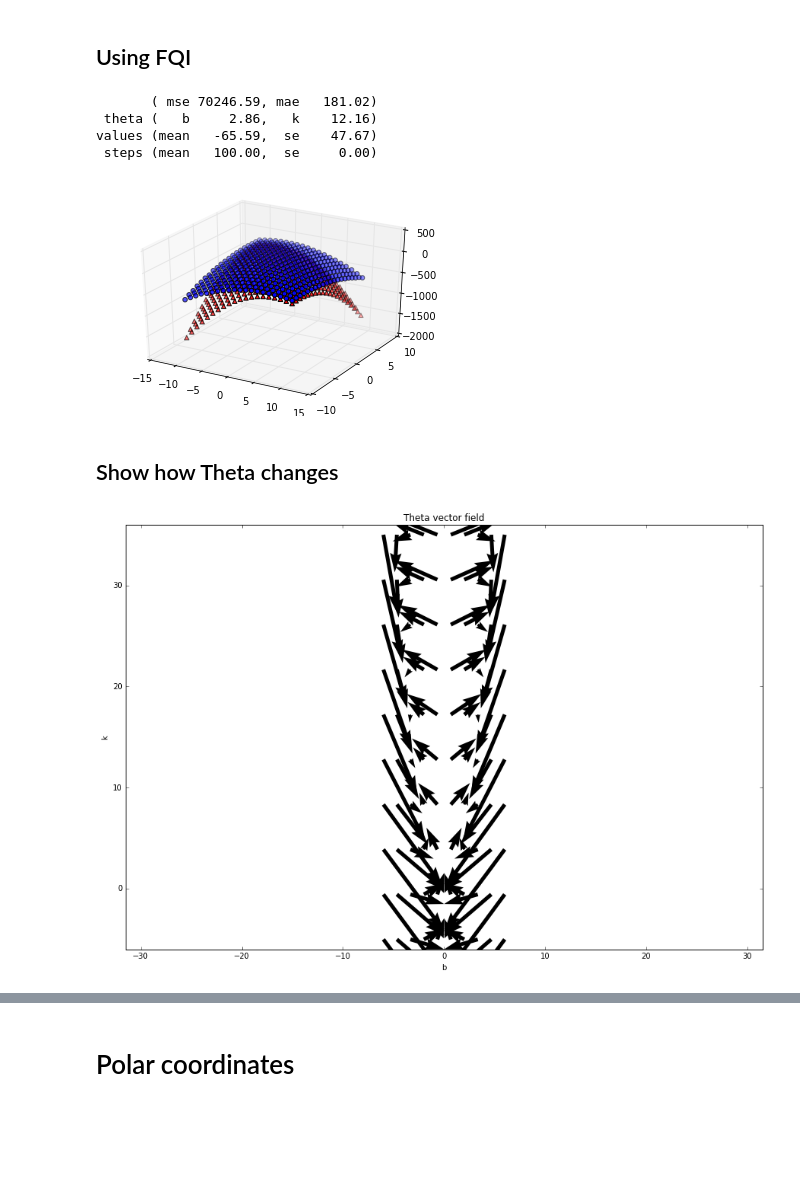
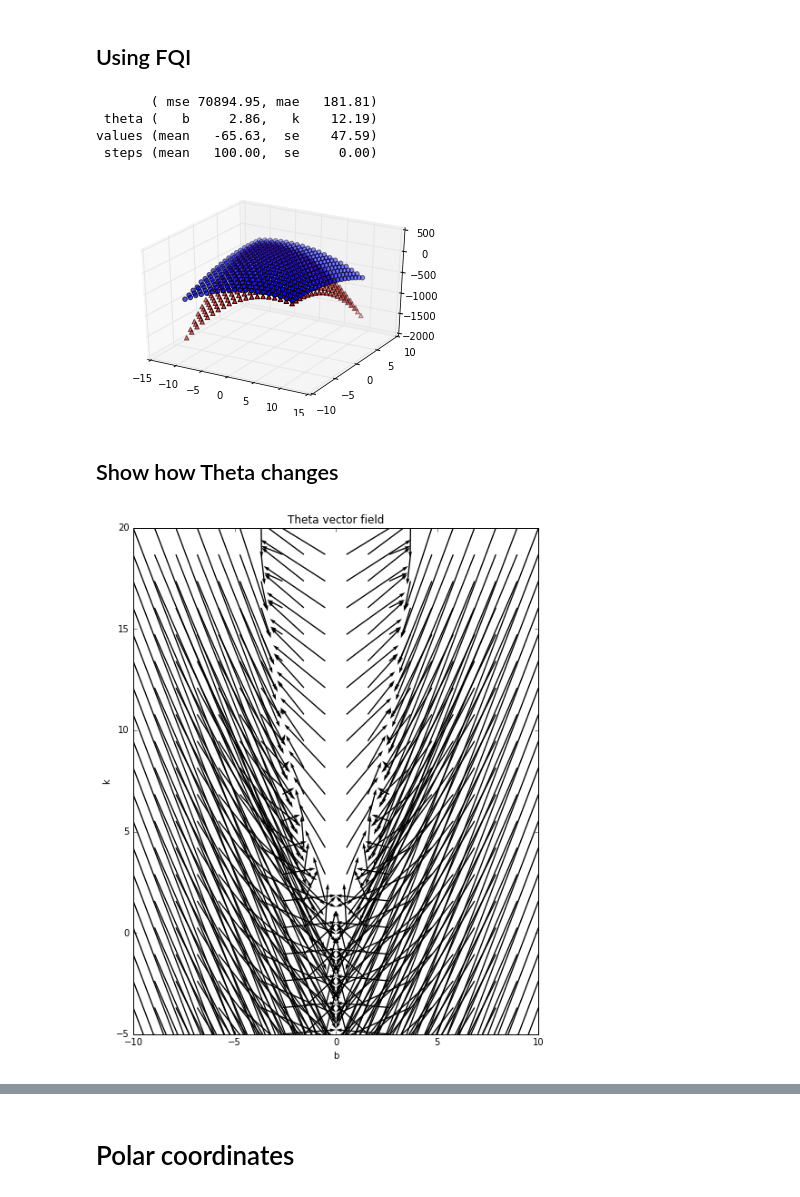
Before and after one commit to teopir/ifqi, a Jupyter notebook: notebooks/FQI-LQG-PBO.ipynb, the cells around one changed output, grey strips where cells are left out. Drawn from its saved outputs; the diff is of its cells as text; code cells hidden in the pictures; blank space fills up the shorter version.

```diff
--- a/notebooks/FQI-LQG-PBO.ipynb
+++ b/notebooks/FQI-LQG-PBO.ipynb
@@ -111,7 +111,7 @@ class Regressor(object):
 
     def fit(self, X, y):
         #print("fitting: ", end='')
-        (self.b, self.k), pcov = curve_fit(self.Q, X, y, p0=[self.b, self.k])
+        (self.b, self.k), pcov = curve_fit(self.Q, X, y, p0=[self.b-0.0001, self.k-0.0001])
         #print(self.b, self.k)
 
     def Q(self, sa, b, k):
@@ -174,9 +174,9 @@ for i in range(iterations):
 # %%
 pred = regressor.evaluate()
 # %% [output]
-       ( mse 70246.59, mae   181.02)
- theta (   b     2.86,   k    12.16)
-values (mean   -65.59,  se    47.67)
+       ( mse 70894.95, mae   181.81)
+ theta (   b     2.86,   k    12.19)
+values (mean   -65.63,  se    47.59)
  steps (mean   100.00,  se     0.00)
 [figure]
 # %% [markdown]
@@ -201,17 +201,22 @@ def compute_gradient(b, k):
     fqi.partial_fit()
     return fqi._estimator.theta
 # %%
-B_i, K_i = np.mgrid[-6:6:10j, -5:35:10j]
+B_i, K_i = np.mgrid[-10:10:20j, -5:20:20j]
+# B_i, K_i = np.mgrid[-6:6:40j, -5:35:40j]
 B_f, K_f = compute_gradient(B_i, K_i)
 # %%
 fig = plt.figure(figsize=(15,10))
 Q = plt.quiver(B_i, K_i, B_f-B_i, K_f-K_i, units='xy', scale=1)
 plt.axis('equal')
-plt.axis([-6.1, 6.1, -6, 36])
+plt.gca().set_aspect('equal', adjustable='box')
+#plt.axis([-20, 20, -10, 30])
+
+# --- OLD ---
+# Q = plt.quiver(B_i, K_i, B_f-B_i, K_f-K_i, angles='xy')
+
 plt.xlabel('b')
 plt.ylabel('k')
 plt.title('Theta vector field')
-plt.axes().set_aspect('equal', 'datalim')
 plt.savefig('grad_field.png', bbox_inches='tight')
 # %% [output]
-[figure, old version]
+[figure, new version]
```
Also changed, not shown: parts of 12 cells of this notebook.
